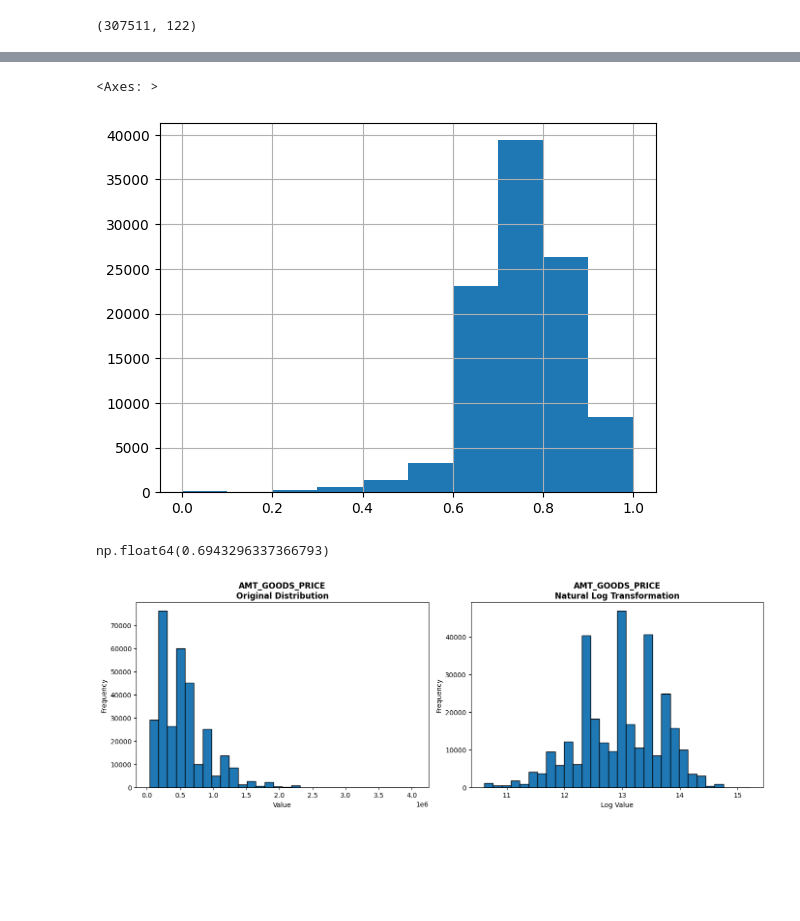
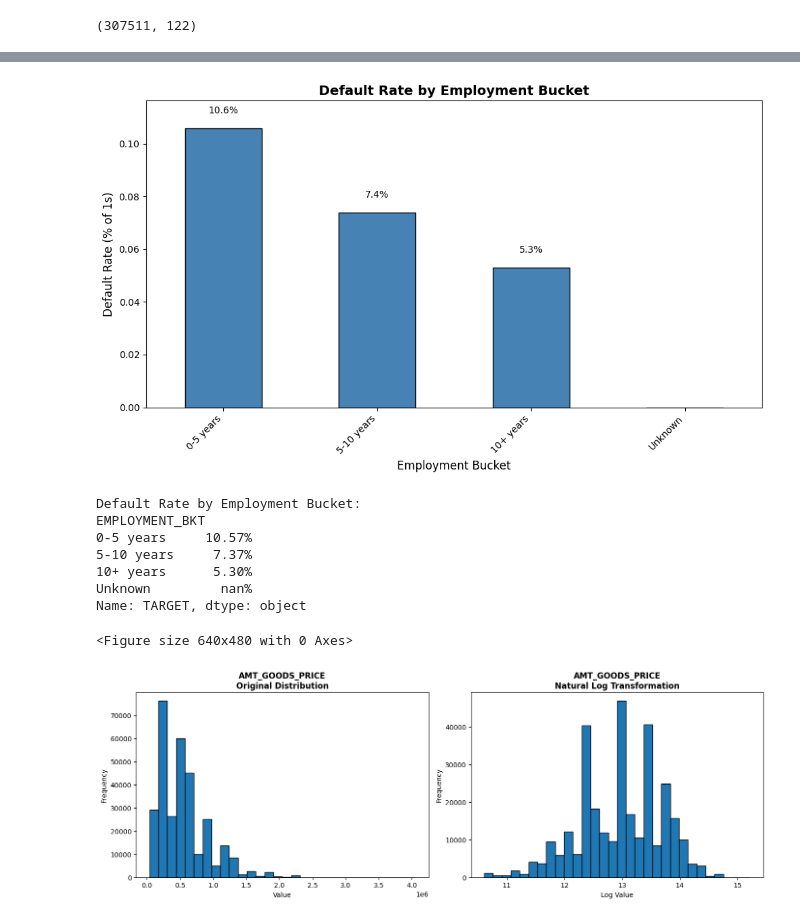
Before and after one commit to caseywhorton/homecredit, a Jupyter notebook: notebooks/preprocessing_model_fit.ipynb, the cells around one changed output, grey strips where cells are left out. Cells and saved outputs as stored; diff of their text form; code cells hidden in the pictures; blank space fills up the shorter version.

Commit message:
Train model v1.0.1: adding years employed with one hot encoding

```diff
--- a/notebooks/preprocessing_model_fit.ipynb
+++ b/notebooks/preprocessing_model_fit.ipynb
@@ -80,13 +70,58 @@ df.iloc[:,55:85].head()
-# %%
-(df['YEARS_BUILD_AVG']).hist()
-# %% [output]
-<Axes: >
-[figure, removed]
-# %%
-
-df['NONLIVINGAPARTMENTS_MEDI'].isna().sum() / len(df)
-# %% [output]
-np.float64(0.6943296337366793)
+# %%
+
+df['YEARS_EMPLOYED'] = abs(df['DAYS_EMPLOYED']) / 365
+
+df['EMPLOYMENT_BKT'] = pd.cut(
+    df['YEARS_EMPLOYED'],
+    bins=[0, 5, 10, float('inf')],
+    labels=['0-5 years', '5-10 years', '10+ years'],
+    right=False
+)
+df['EMPLOYMENT_BKT'] = df['EMPLOYMENT_BKT'].cat.add_categories('Unknown').fillna('Unknown')
+# %%
+import matplotlib.pyplot as plt
+
+# Calculate percentage of 1s (default rate) for each employment bucket
+default_rates = df.groupby('EMPLOYMENT_BKT')['TARGET'].mean().sort_values(ascending=False)
+
+# Create bar chart
+fig, ax = plt.subplots(figsize=(10, 6))
+default_rates.plot(kind='bar', ax=ax, color='steelblue', edgecolor='black')
+
+# Formatting
+ax.set_title('Default Rate by Employment Bucket', fontsize=14, fontweight='bold')
+ax.set_xlabel('Employment Bucket', fontsize=12)
+ax.set_ylabel('Default Rate (% of 1s)', fontsize=12)
+ax.set_ylim(0, max(default_rates) * 1.1)  # Add 10% headroom
+ax.grid(False)
+
+# Rotate x-axis labels for readability
+plt.xticks(rotation=45, ha='right')
+
+# Add percentage labels on top of bars
+for i, v in enumerate(default_rates):
+    ax.text(i, v + 0.005, f'{v:.1%}', ha='center', va='bottom', fontsize=10)
+
+plt.tight_layout()
+plt.show()
+
+# Print the results
+print("\nDefault Rate by Employment Bucket:")
+print(default_rates.apply(lambda x: f'{x:.2%}'))
+
+# Save the plot
+plt.savefig('/Users/caseywhorton/ds/homecredit/cohort_profiles/EMPLOYMENT_BKT_rank_ordering.png',
+            dpi=300, bbox_inches='tight')
+# %% [output]
+[figure, added]
+Default Rate by Employment Bucket:
+EMPLOYMENT_BKT
+0-5 years     10.57%
+5-10 years     7.37%
+10+ years      5.30%
+Unknown         nan%
+Name: TARGET, dtype: object
+<Figure size 640x480 with 0 Axes>
 # %%
 import matplotlib.pyplot as plt
 import numpy as np
```
Also changed, not shown: parts of 1 cell of this notebook, 5 other files.
